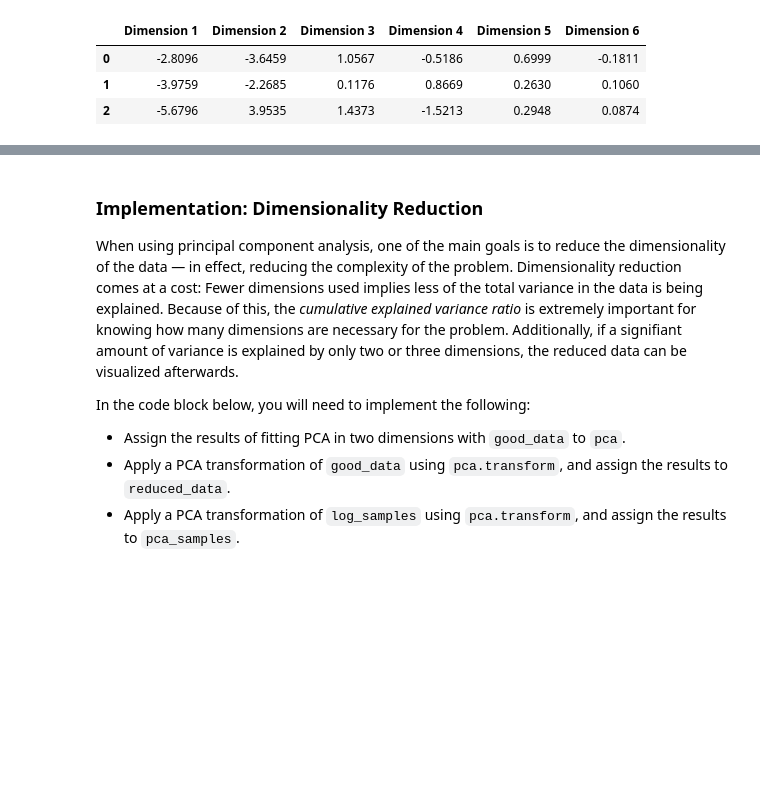
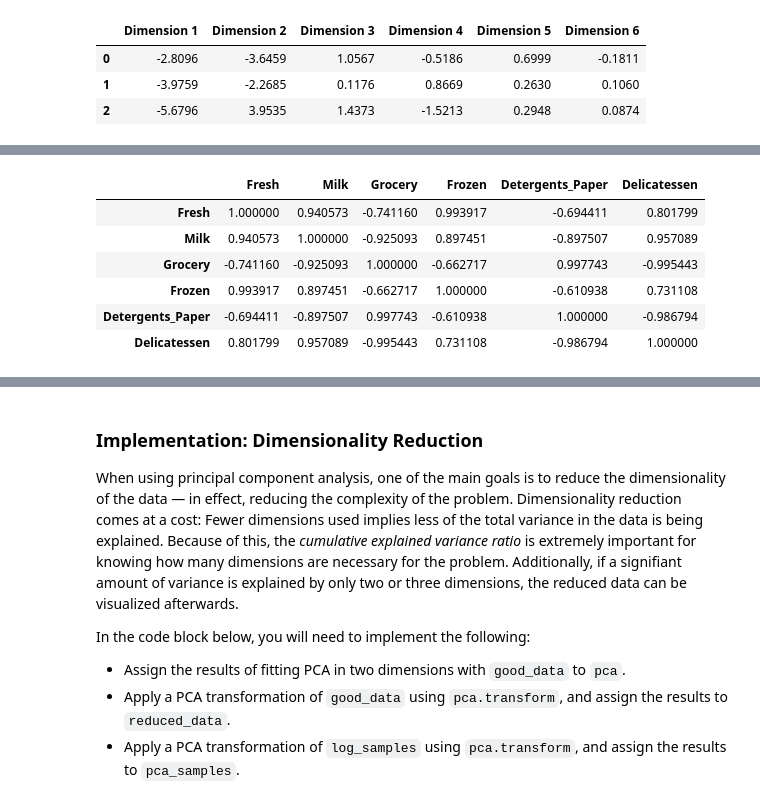
Before and after one commit to abhi0203/MachineLearningNDProjects, a Jupyter notebook: customer_segments/customer_segments.ipynb, the cells around one changed output, grey strips where cells are left out. Cells and saved outputs as stored; diff of their text form; code cells hidden in the pictures; blank space fills up the shorter version.

```diff
--- a/customer_segments/customer_segments.ipynb
+++ b/customer_segments/customer_segments.ipynb
@@ -490,0 +528,17 @@ display(pd.DataFrame(np.round(pca_samples, 4), columns = pca_results.index.value
+# %%
+# Create an inverse transformation of the log samples and create a correlation matrix to understand if the data is
+# still intact.
+
+pcaInverseTransformed= pca.inverse_transform(pcaTransformed_LogData)
+
+pcaInverseTransformedDF= pd.DataFrame(pcaInverseTransformed, columns= good_data.keys())
+
+pcaInverseTransformedDF.corr()
+# %% [output]
+|  | Fresh | Milk | Grocery | Frozen | Detergents_Paper | Delicatessen |
+| Fresh | 1.000000 | 0.940573 | -0.741160 | 0.993917 | -0.694411 | 0.801799 |
+| Milk | 0.940573 | 1.000000 | -0.925093 | 0.897451 | -0.897507 | 0.957089 |
+| Grocery | -0.741160 | -0.925093 | 1.000000 | -0.662717 | 0.997743 | -0.995443 |
+| Frozen | 0.993917 | 0.897451 | -0.662717 | 1.000000 | -0.610938 | 0.731108 |
+| Detergents_Paper | -0.694411 | -0.897507 | 0.997743 | -0.610938 | 1.000000 | -0.986794 |
+| Delicatessen | 0.801799 | 0.957089 | -0.995443 | 0.731108 | -0.986794 | 1.000000 |
```
Also changed, not shown: parts of 20 cells of this notebook, 1 other file.
